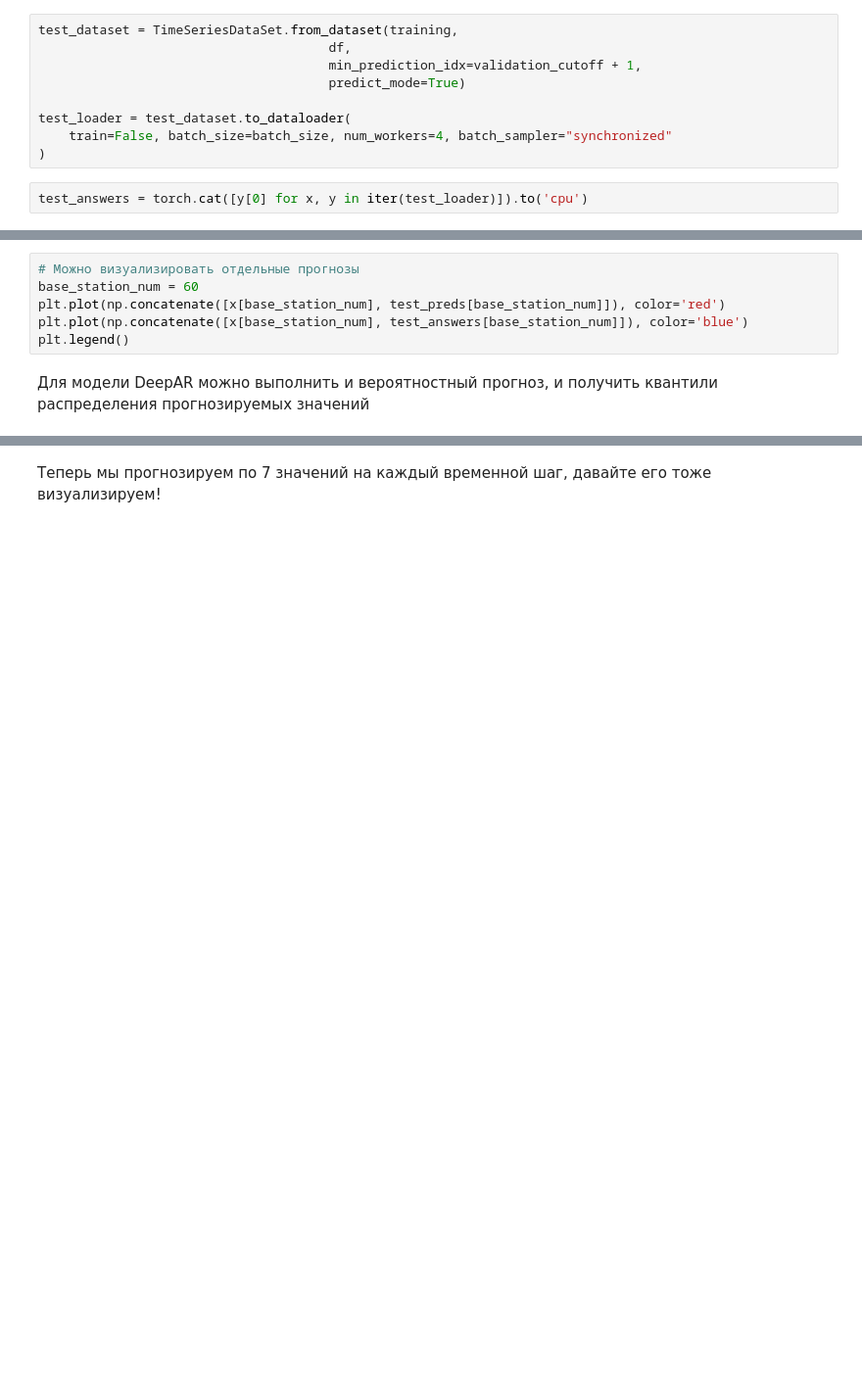
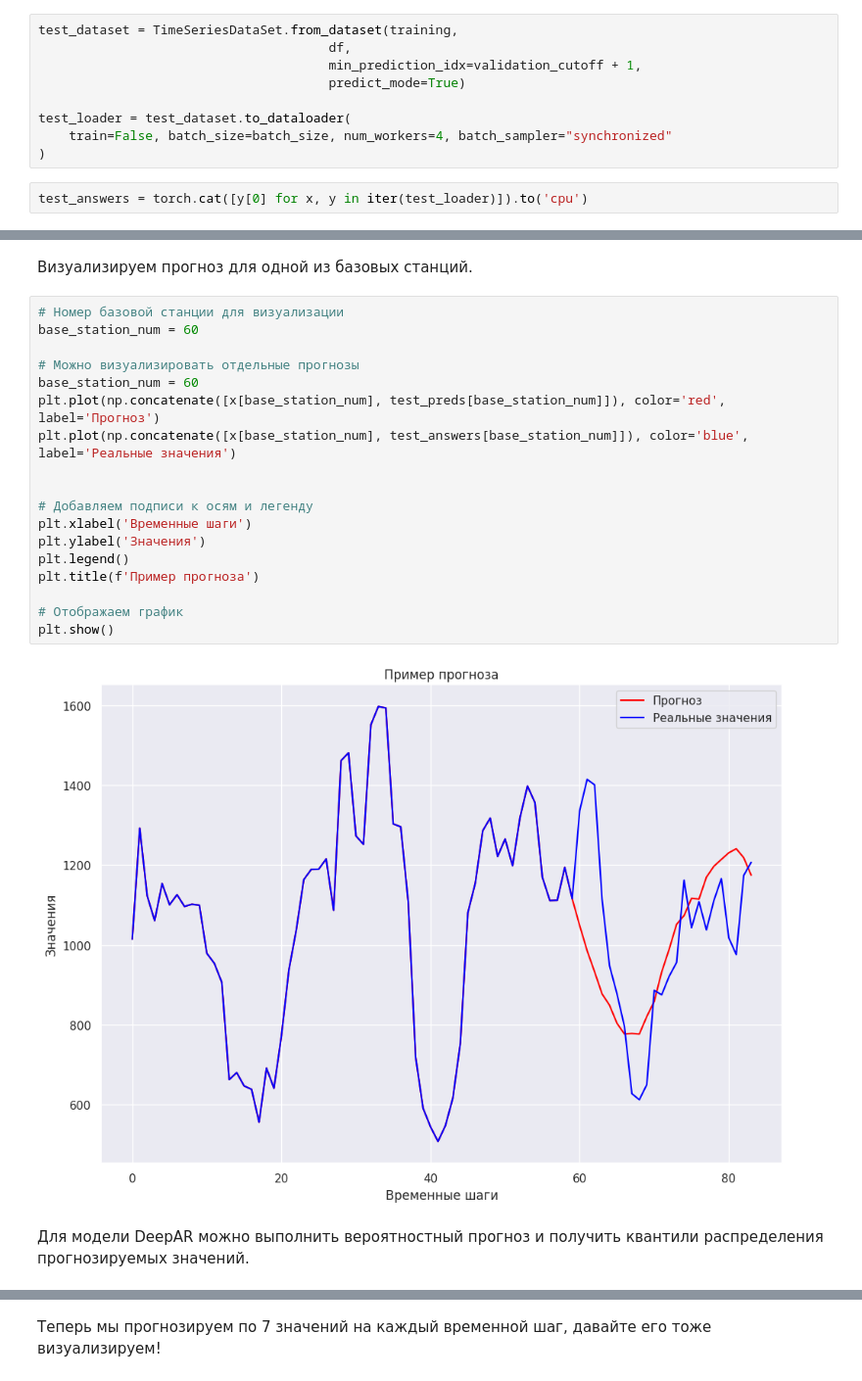
Before and after one commit to THECODEDEMOGORGON/TS_DL_workshop, a Jupyter notebook: 2_DEEPAR_example.ipynb, the cells around one changed output, grey strips where cells are left out. Shown at 98% size. Drawn from its saved outputs; the diff is of its cells as text; blank space fills up the shorter version.

```diff
--- a/2_DEEPAR_example.ipynb
+++ b/2_DEEPAR_example.ipynb
@@ -394,11 +434,27 @@ evaluate(test_preds, test_answers)
+# %% [markdown]
+Визуализируем прогноз для одной из базовых станций.
 # %%
+# Номер базовой станции для визуализации
+base_station_num = 60
+
 # Можно визуализировать отдельные прогнозы
 base_station_num = 60
-plt.plot(np.concatenate([x[base_station_num], test_preds[base_station_num]]), color='red')
-plt.plot(np.concatenate([x[base_station_num], test_answers[base_station_num]]), color='blue')
+plt.plot(np.concatenate([x[base_station_num], test_preds[base_station_num]]), color='red', label='Прогноз')
+plt.plot(np.concatenate([x[base_station_num], test_answers[base_station_num]]), color='blue', label='Реальные значения')
+
+
+# Добавляем подписи к осям и легенду
+plt.xlabel('Временные шаги')
+plt.ylabel('Значения')
 plt.legend()
+plt.title(f'Пример прогноза')
+
+# Отображаем график
+plt.show()
+# %% [output]
+[figure, added]
 # %% [markdown]
-Для модели DeepAR можно выполнить и вероятностный прогноз, и получить квантили распределения прогнозируемых значений
+Для модели DeepAR можно выполнить вероятностный прогноз и получить квантили распределения прогнозируемых значений.
 # %%
 raw_predictions = net.predict(test_loader, mode="quantiles", return_x=True)
 test_preds = raw_predictions[0].to('cpu')
```
Also changed, not shown: parts of 44 cells of this notebook.
